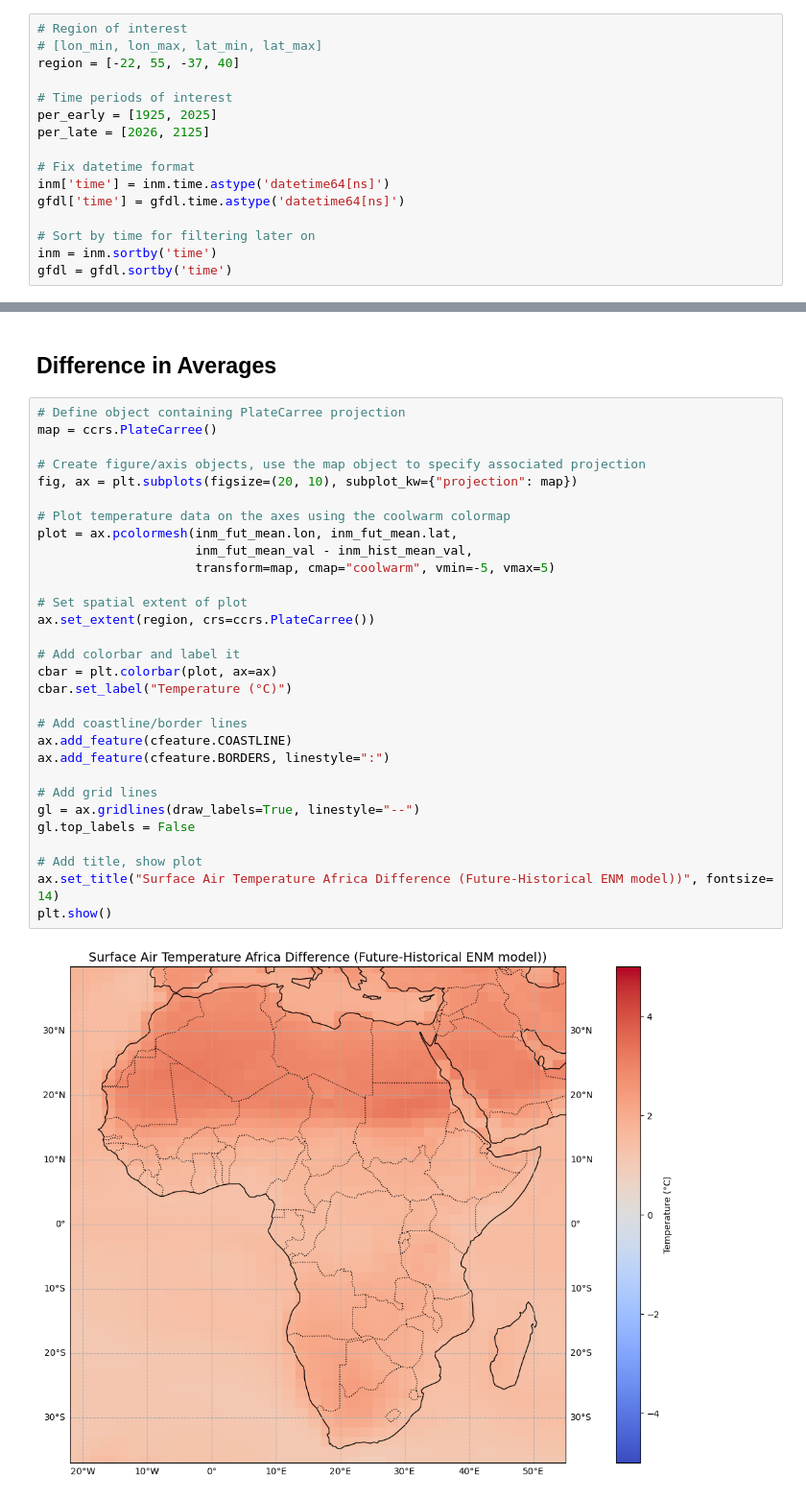
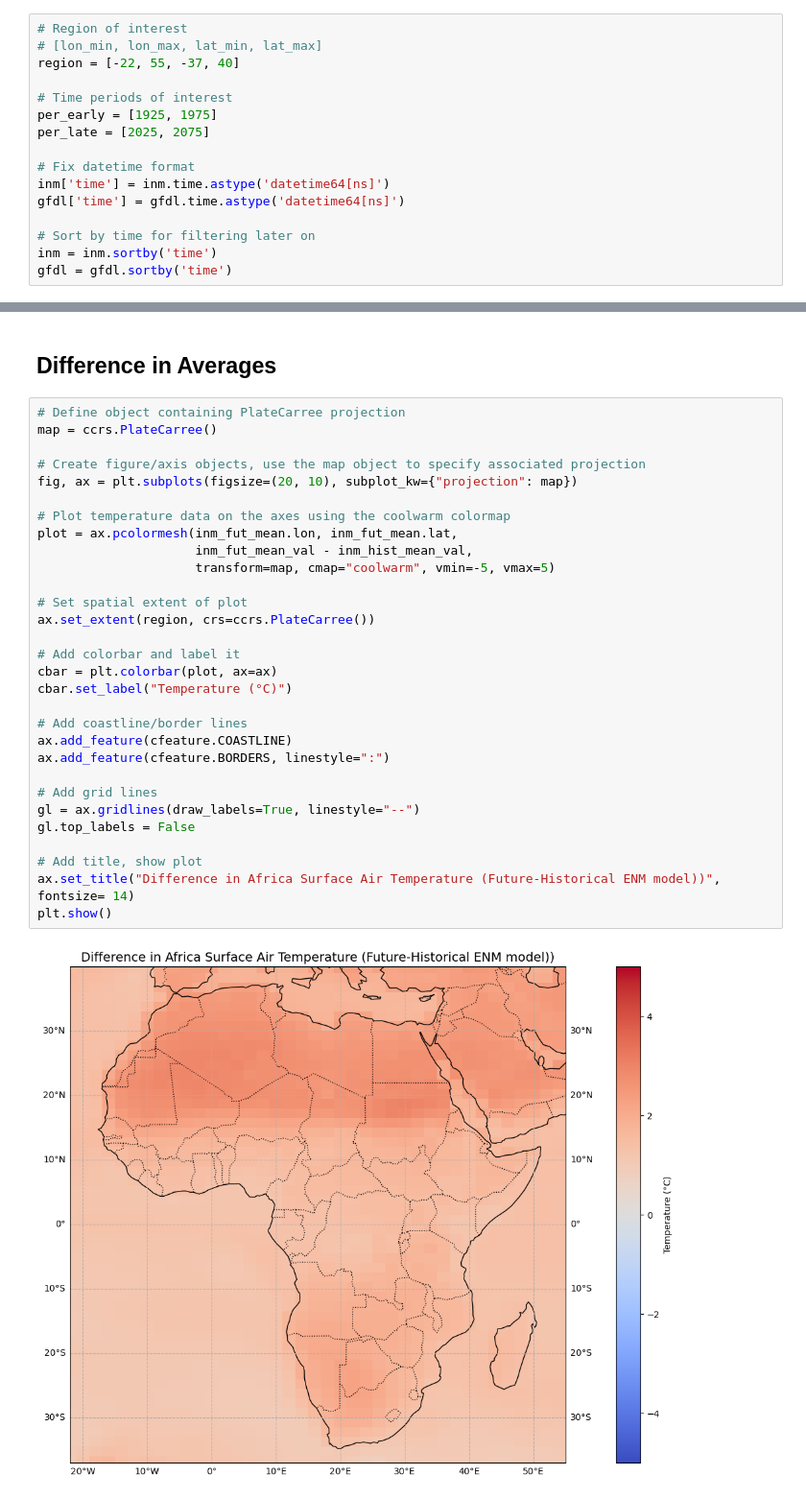
Before and after one commit to haylee360/eds296-hw2, a Jupyter notebook: eds296-hw2-oyler.ipynb, the cells around one changed output, grey strips where cells are left out. Shown at 96% size. Cells and saved outputs as stored; diff of their text form.

```diff
--- a/eds296-hw2-oyler.ipynb
+++ b/eds296-hw2-oyler.ipynb
@@ -109,8 +97,8 @@ I will look at a historical period of 1925 to 2025 and a future period of 2025 t
 region = [-22, 55, -37, 40]
 
 # Time periods of interest
-per_early = [1925, 2025]
-per_late = [2026, 2125]
+per_early = [1925, 1975]
+per_late = [2025, 2075]
 
 # Fix datetime format
 inm['time'] = inm.time.astype('datetime64[ns]')
@@ -277,35 +265,35 @@ plt.show()
 # %%
 # Define object containing PlateCarree projection
 map = ccrs.PlateCarree()
 
 # Create figure/axis objects, use the map object to specify associated projection
 fig, ax = plt.subplots(figsize=(20, 10), subplot_kw={"projection": map})
 
 # Plot temperature data on the axes using the coolwarm colormap
 plot = ax.pcolormesh(inm_fut_mean.lon, inm_fut_mean.lat,
                      inm_fut_mean_val - inm_hist_mean_val,
                      transform=map, cmap="coolwarm", vmin=-5, vmax=5)
 
 # Set spatial extent of plot
 ax.set_extent(region, crs=ccrs.PlateCarree())
 
 # Add colorbar and label it
 cbar = plt.colorbar(plot, ax=ax)
 cbar.set_label("Temperature (°C)")
 
 # Add coastline/border lines
 ax.add_feature(cfeature.COASTLINE)
 ax.add_feature(cfeature.BORDERS, linestyle=":")
 
 # Add grid lines
 gl = ax.gridlines(draw_labels=True, linestyle="--")
 gl.top_labels = False
 
 # Add title, show plot
-ax.set_title("Surface Air Temperature Africa Difference (Future-Historical ENM model))", fontsize= 14)
+ax.set_title("Difference in Africa Surface Air Temperature (Future-Historical ENM model))", fontsize= 14)
 plt.show()
 # %% [output]
-[figure, old version]
+[figure, new version]
 # %%
 # Define object containing PlateCarree projection
 map = ccrs.PlateCarree()
```
Also changed, not shown: parts of 8 cells of this notebook.
